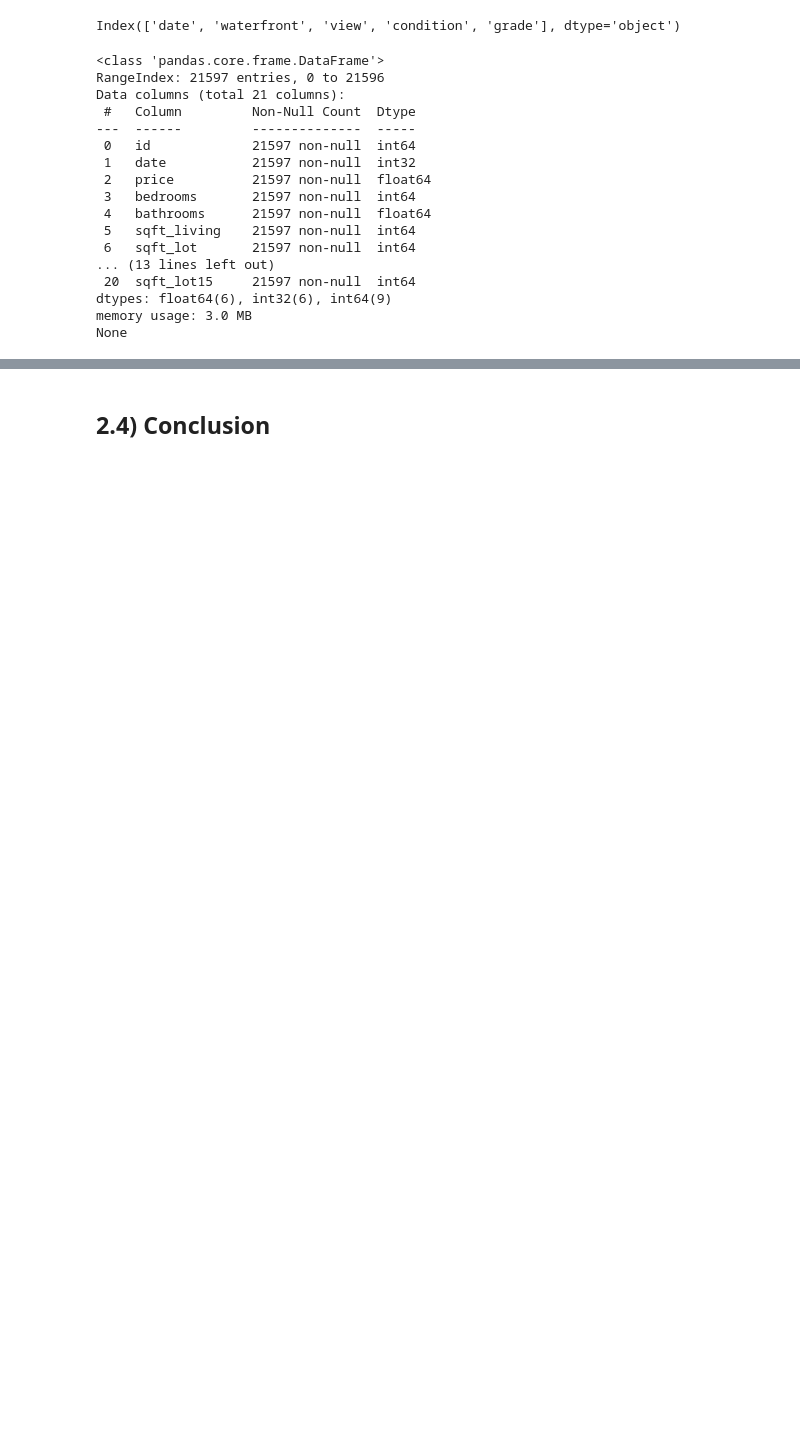
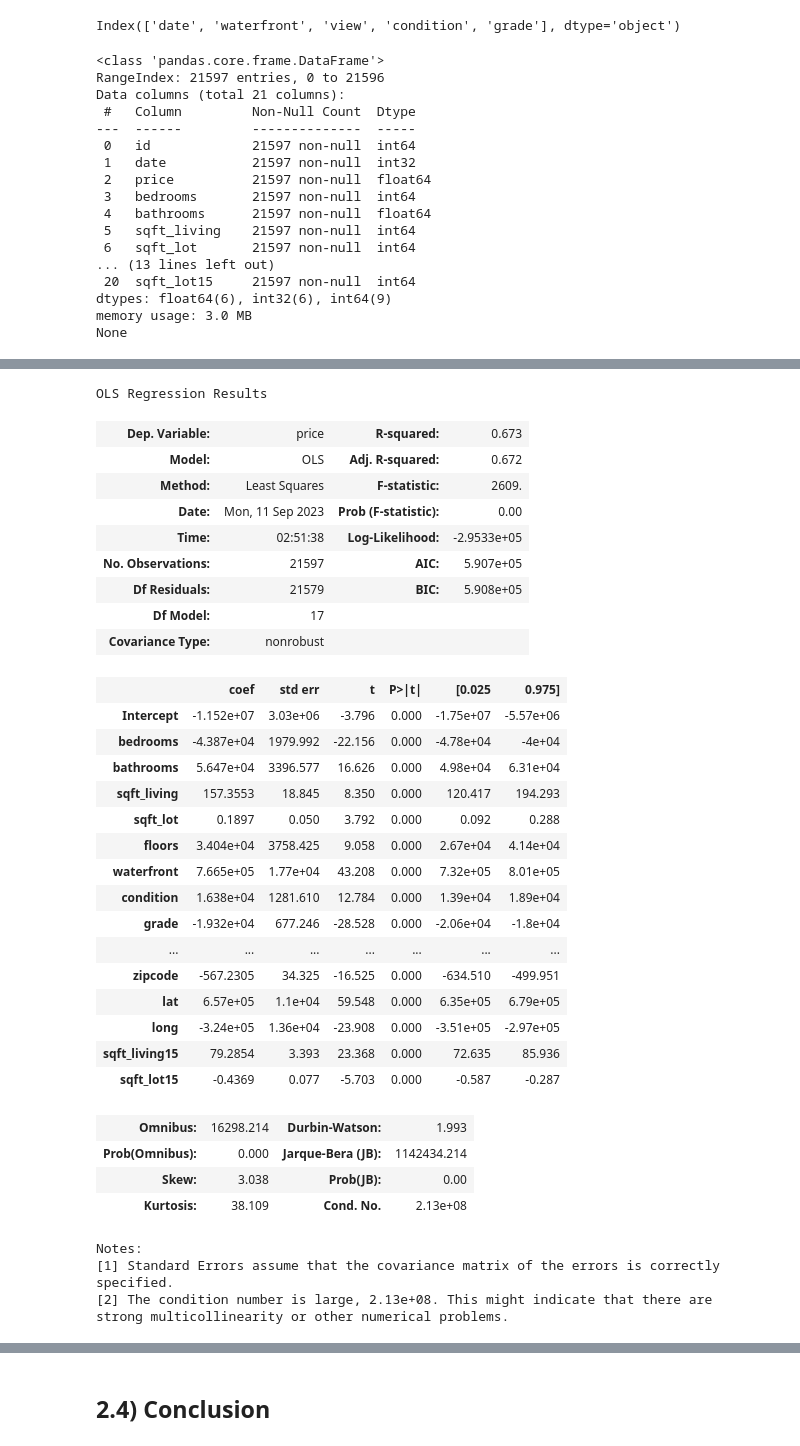
Before and after one commit to Dominic-Mu/-dsc-phase-2-group-2-project, a Jupyter notebook: house_prices_prediction.ipynb, the cells around one changed output, grey strips where cells are left out. Saved outputs shown, nothing was run; the diff lists cells and outputs as text; code cells hidden in the pictures; blank space fills up the shorter version.

```diff
--- a/house_prices_prediction.ipynb
+++ b/house_prices_prediction.ipynb
@@ -542,3 +598,48 @@ y = data['price']
+# %%
+# Modelling using statsmodels
+
+from statsmodels.formula.api import ols
+multiple_formula = 'price ~ bedrooms + bathrooms + sqft_living + sqft_lot + floors + \
+ waterfront + condition + grade + sqft_above + sqft_basement + yr_built + yr_renovated + \
+ zipcode + lat + long + sqft_living15 + sqft_lot15'
+multiple_model = ols(multiple_formula, data).fit()
+multiple_summary = multiple_model.summary()
+multiple_summary
+# %% [output]
+OLS Regression Results
+| Dep. Variable: | price | R-squared: | 0.673 |
+| Model: | OLS | Adj. R-squared: | 0.672 |
+| Method: | Least Squares | F-statistic: | 2609. |
+| Date: | Mon, 11 Sep 2023 | Prob (F-statistic): | 0.00 |
+| Time: | 02:51:38 | Log-Likelihood: | -2.9533e+05 |
+| No. Observations: | 21597 | AIC: | 5.907e+05 |
+| Df Residuals: | 21579 | BIC: | 5.908e+05 |
+| Df Model: | 17 |  |  |
+| Covariance Type: | nonrobust |  |  |
+|  | coef | std err | t | P>|t| | [0.025 | 0.975] |
+| Intercept | -1.152e+07 | 3.03e+06 | -3.796 | 0.000 | -1.75e+07 | -5.57e+06 |
+| bedrooms | -4.387e+04 | 1979.992 | -22.156 | 0.000 | -4.78e+04 | -4e+04 |
+| bathrooms | 5.647e+04 | 3396.577 | 16.626 | 0.000 | 4.98e+04 | 6.31e+04 |
+| sqft_living | 157.3553 | 18.845 | 8.350 | 0.000 | 120.417 | 194.293 |
+| sqft_lot | 0.1897 | 0.050 | 3.792 | 0.000 | 0.092 | 0.288 |
+| floors | 3.404e+04 | 3758.425 | 9.058 | 0.000 | 2.67e+04 | 4.14e+04 |
+| waterfront | 7.665e+05 | 1.77e+04 | 43.208 | 0.000 | 7.32e+05 | 8.01e+05 |
+| condition | 1.638e+04 | 1281.610 | 12.784 | 0.000 | 1.39e+04 | 1.89e+04 |
+| grade | -1.932e+04 | 677.246 | -28.528 | 0.000 | -2.06e+04 | -1.8e+04 |
+| ... | ... | ... | ... | ... | ... | ... |
+| zipcode | -567.2305 | 34.325 | -16.525 | 0.000 | -634.510 | -499.951 |
+| lat | 6.57e+05 | 1.1e+04 | 59.548 | 0.000 | 6.35e+05 | 6.79e+05 |
+| long | -3.24e+05 | 1.36e+04 | -23.908 | 0.000 | -3.51e+05 | -2.97e+05 |
+| sqft_living15 | 79.2854 | 3.393 | 23.368 | 0.000 | 72.635 | 85.936 |
+| sqft_lot15 | -0.4369 | 0.077 | -5.703 | 0.000 | -0.587 | -0.287 |
+| Omnibus: | 16298.214 | Durbin-Watson: | 1.993 |
+| Prob(Omnibus): | 0.000 | Jarque-Bera (JB): | 1142434.214 |
+| Skew: | 3.038 | Prob(JB): | 0.00 |
+| Kurtosis: | 38.109 | Cond. No. | 2.13e+08 |
+Notes:
+[1] Standard Errors assume that the covariance matrix of the errors is correctly specified.
+[2] The condition number is large, 2.13e+08. This might indicate that there are
+strong multicollinearity or other numerical problems.
 # %%
 from sklearn.model_selection import train_test_split
 
```
Also changed, not shown: parts of 21 cells of this notebook, 2 other files.
